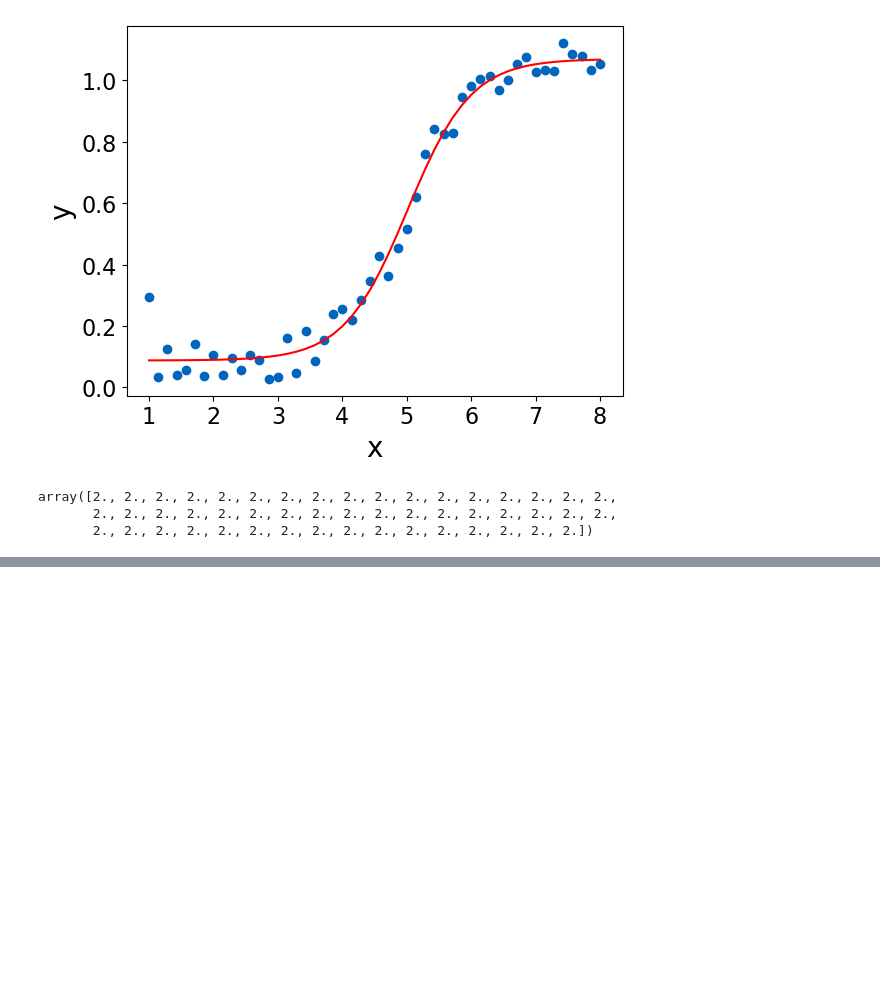
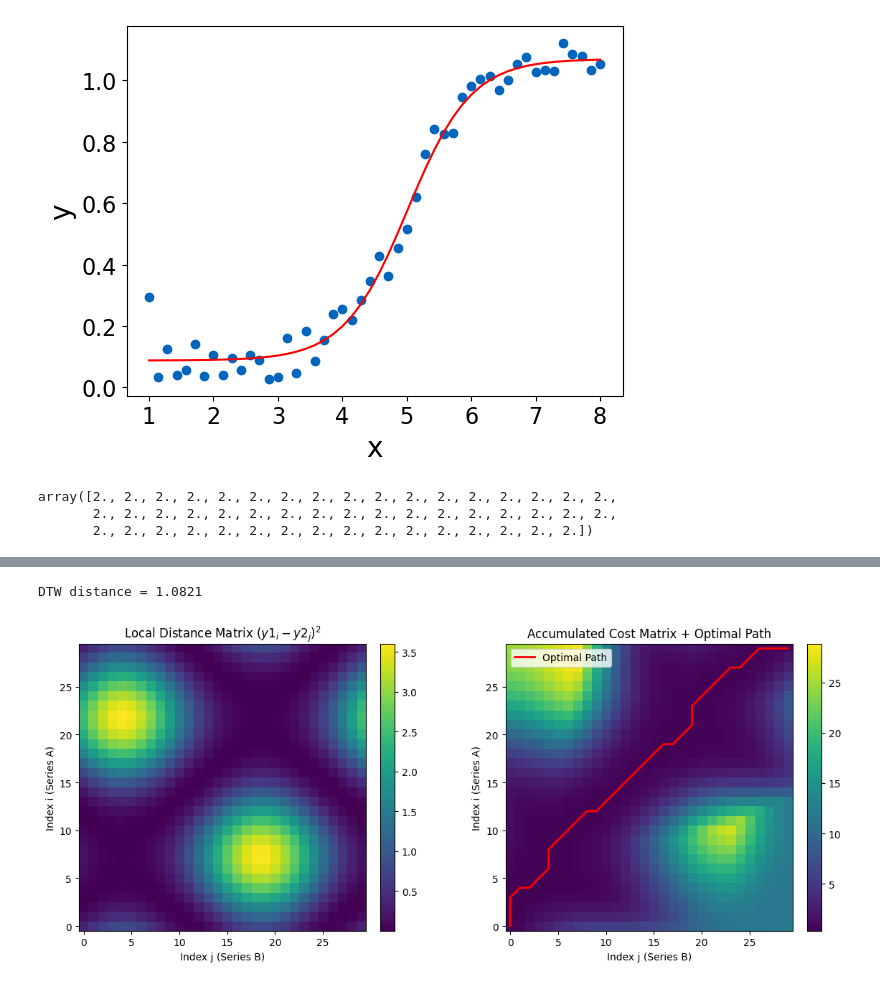
Before and after one commit to LastStriker11/disruptive_taxi_demand, a Jupyter notebook: Logistic_function.ipynb, the cells around one changed output, grey strips where cells are left out. Drawn from its saved outputs; the diff is of its cells as text; code cells hidden in the pictures; blank space fills up the shorter version.

```diff
--- a/Logistic_function.ipynb
+++ b/Logistic_function.ipynb
@@ -208,0 +239,66 @@ plt.plot(xdata, func(xdata, *popt), 'g--',
+# %%
+n, m = len(y1), len(y2)
+
+# --- Step 2: Compute local distance matrix (Euclidean cost) ---
+local_dist = np.zeros((n, m))
+for i in range(n):
+    for j in range(m):
+        local_dist[i, j] = (y1[i] - y2[j]) ** 2
+
+# --- Step 3: Compute accumulated cost matrix (DTW dynamic programming) ---
+dtw = np.full((n + 1, m + 1), np.inf)
+dtw[0, 0] = 0
+
+for i in range(1, n + 1):
+    for j in range(1, m + 1):
+        cost = local_dist[i - 1, j - 1]
+        dtw[i, j] = cost + min(
+            dtw[i - 1, j],     # insertion
+            dtw[i, j - 1],     # deletion
+            dtw[i - 1, j - 1]  # match
+        )
+
+# --- Step 4: Backtrack to find optimal warping path ---
+i, j = n, m
+path = []
+while i > 0 and j > 0:
+    path.append((i - 1, j - 1))
+    options = [dtw[i - 1, j - 1], dtw[i - 1, j], dtw[i, j - 1]]
+    move = np.argmin(options)
+    if move == 0:
+        i, j = i - 1, j - 1
+    elif move == 1:
+        i -= 1
+    else:
+        j -= 1
+path.reverse()
+
+dtw_distance = np.sqrt(dtw[n, m])
+print(f"DTW distance = {dtw_distance:.4f}")
+
+# --- Step 5: Plot the local distance matrix and optimal path ---
+fig, axes = plt.subplots(1, 2, figsize=(12, 5))
+
+# (A) Local distance matrix
+im0 = axes[0].imshow(local_dist, origin='lower', cmap='viridis', interpolation='nearest')
+axes[0].set_title("Local Distance Matrix $(y1_i - y2_j)^2$")
+axes[0].set_xlabel("Index j (Series B)")
+axes[0].set_ylabel("Index i (Series A)")
+fig.colorbar(im0, ax=axes[0], fraction=0.046, pad=0.04)
+
+# (B) Accumulated cost matrix + optimal path
+im1 = axes[1].imshow(dtw[1:, 1:], origin='lower', cmap='viridis', interpolation='nearest')
+axes[1].set_title("Accumulated Cost Matrix + Optimal Path")
+axes[1].set_xlabel("Index j (Series B)")
+axes[1].set_ylabel("Index i (Series A)")
+# Overlay the optimal path
+pi, pj = zip(*path)
+axes[1].plot(pj, pi, 'r-', linewidth=2, label='Optimal Path')
+axes[1].legend()
+fig.colorbar(im1, ax=axes[1], fraction=0.046, pad=0.04)
+
+plt.tight_layout()
+plt.show()
+# %% [output]
+DTW distance = 1.0821
+[figure, added]
```
Also changed, not shown: parts of 13 cells of this notebook, 5 other files.
